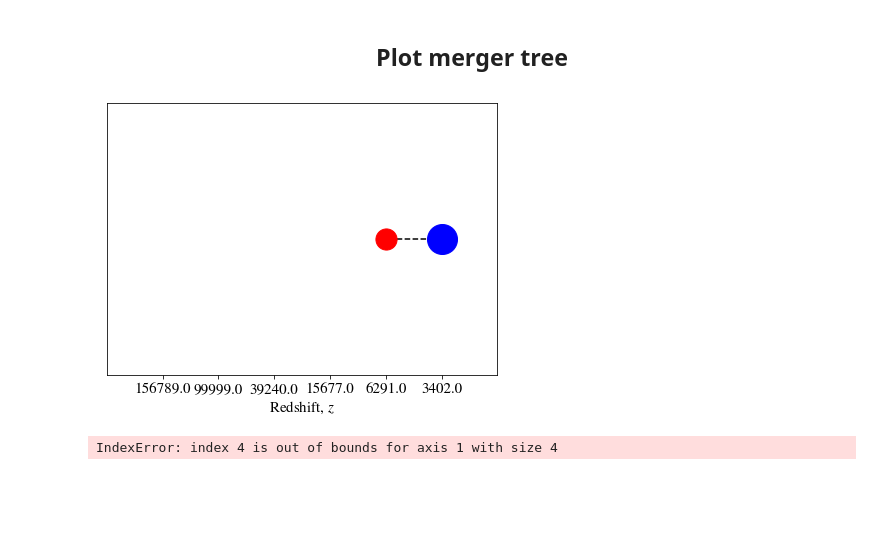
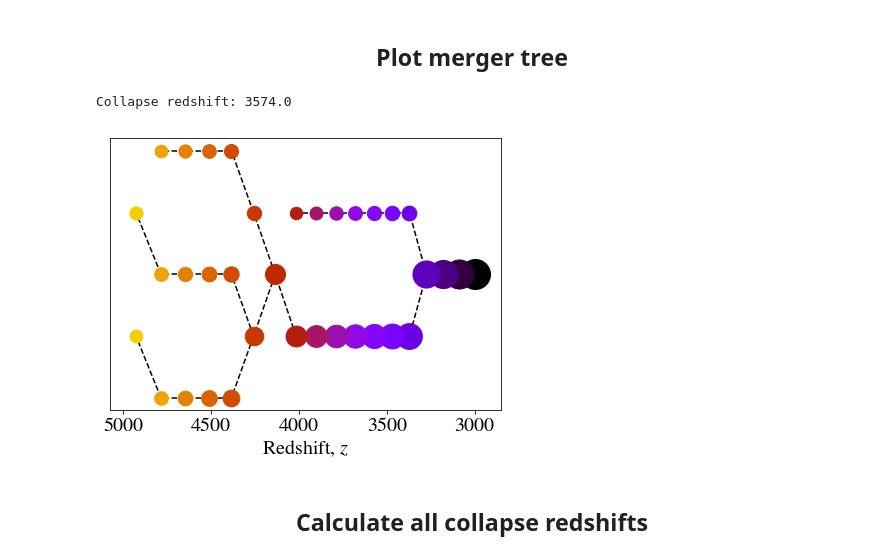
Before and after one commit to David-Ellis/m3p_merger, a Jupyter notebook: MergerTree.ipynb, the cells around one changed output. Drawn from its saved outputs; the diff is of its cells as text; code cells hidden in the pictures; blank space fills up the shorter version.

```diff
--- a/MergerTree.ipynb
+++ b/MergerTree.ipynb
@@ -45,6 +59,2 @@ m3p_merger.plotMergerPatches(out, ppFile)
 # %% [markdown]
 <h2><center>Plot merger tree</center></h2>
-# %%
-m3p_merger.FindCollapseRedshift()
-# %% [output]
-[figure, removed]
@@ -65,4 +61,9 @@ def FindCollapseRedshift(merger_tree, thresh_frac, pp_file):
-# %%
-FindCollapseRedshift(out, 0.1, ppFile)
-# %% [output]
-IndexError: index 4 is out of bounds for axis 1 with size 4
+# %%
+importlib.reload(m3p_merger)
+m3p_merger.plotMergerTree(out, ppFile, font_size = 20)
+print("Collapse redshift: {}".format(m3p_merger.FindCollapseRedshift(out, 0.1, ppFile)));
+# %% [output]
+Collapse redshift: 3574.0
+[figure, added]
+# %% [markdown]
+<h2><center>Calculate all collapse redshifts</center></h2>
```
Also changed, not shown: parts of 9 cells of this notebook, 1 other file.
